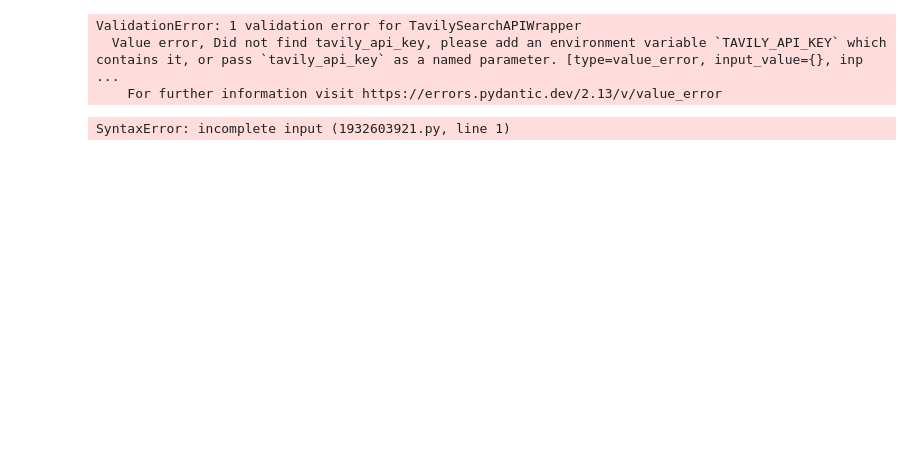
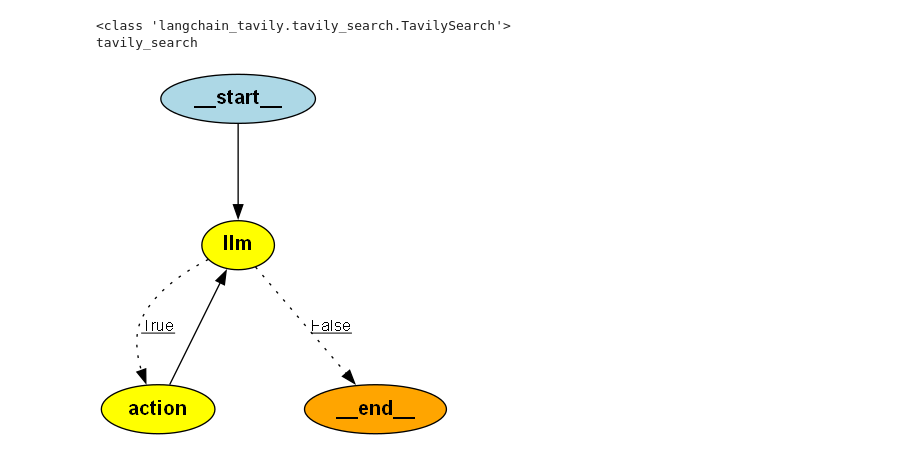
Before and after one commit to yolo061/LangChain-Learning, a Jupyter notebook: 04_LangGraph中的AI代理/02_LangGraph_LangChain_Agent.ipynb, the cells around one changed output. Drawn from its saved outputs; the diff is of its cells as text; code cells hidden in the pictures; blank space fills up the shorter version.

```diff
--- a/04_LangGraph中的AI代理/02_LangGraph_LangChain_Agent.ipynb
+++ b/04_LangGraph中的AI代理/02_LangGraph_LangChain_Agent.ipynb
@@ -13,15 +16,68 @@ ImportError: cannot import name 'TavilySearchResults' from 'langchain_tavily.tav
 # %%
-tool = TavilySearchResults(max_results=2)
+tool = TavilySearch(max_results=2)
 print(type(tool))
 print(tool.name)
 # %% [output]
-ValidationError: 1 validation error for TavilySearchAPIWrapper
-  Value error, Did not find tavily_api_key, please add an environment variable `TAVILY_API_KEY` which contains it, or pass `tavily_api_key` as a named parameter. [type=value_error, input_value={}, inp ...
-    For further information visit https://errors.pydantic.dev/2.13/v/value_error
+<class 'langchain_tavily.tavily_search.TavilySearch'>
+tavily_search
 # %%
 class AgentState(TypedDict):
     messages: Annotated[list[AnyMessage], operator.add]
 # %%
 class Agent:
+    # 调用模型，检查操作存在，执行操作
+
+    def __init__(self, model, tools, system=""):
+        self.system = system
+        # 局部变量，仅存在于init内部
+        graph = StateGraph(AgentState)
+
+        graph.add_node("llm", self.call_openai) # 创建llm的节点
+        graph.add_node("action", self.take_action)
+
+        # 条件边
+        graph.add_conditional_edges(
+            "llm", # 传入的第一个参数
+            self.exists_action, # 决定走向
+            {True: "action", False: END} # 表示函数之间的映射方法
+        )
+        graph.add_edge("action", "llm") # 添加边连接action和llm两个节点，action指向llm
+        graph.set_entry_point("llm") # 设置图的入口点
+        self.graph = graph.compile()
+
+        # 传入工具列表
+        self.tools = {t.name: t for t in tools}
+        self.model = model.bind_tools(tools)
+
+    # 创建条件边
+    def exists_action(self, state: AgentState):
+        result = state['messages'][-1]
+        return len(result.tool_calls) > 0 # 判断当前是否还需要函数调用
+
+    # 调用模型
+    def call_openai(self,state: AgentState):
+        messages = state['messages']
+        if self.system:
+            messages = [SystemMessage(content=self.system)] + messages
+        message = self.model.invoke(messages)
+        return {"messages": [message]}
+
+    def take_action(self, state: AgentState):
+        tool_calls = state['messages'][-1].tool_calls
+        results = [] # 存放调用工具返回的结果
+        for t in tool_calls:
+            # 通常情况下模型支持并行调用
+            print(f"Calling Tools:{t}")
+            result = self.tools[t['name']].invoke(t['args'])
+            results.append(ToolMessage(tool_call_id=t['id'], name=t['name'], content=result))
+        print("Back to the model")
+        return {"messages" : results}
-# %% [output]
-SyntaxError: incomplete input (1932603921.py, line 1)
+# %%
+prompt = """You are a smart research assistant. Use the search engine to look up information. \
+You are allowed to make multiple calls (either together or in sequence).\
+Only look up information when you are sure of what you want. \
+If you need to look up some information before asking a follow up questi〔on, you are allowed to make \
+some of the calls before asking.〕"""
+
+model = ChatDeepSeek(model="deepseek-v4-flash")
+abot = Agent(model, [tool], system=prompt)
@@ -27,0 +86,5 @@ SyntaxError: incomplete input (1932603921.py, line 1)
+# %%
+# 打印图表
+Image(abot.graph.get_graph().draw_png())
+# %% [output]
+[figure, added]
```
Also changed, not shown: parts of 9 cells of this notebook, 19 other files.
